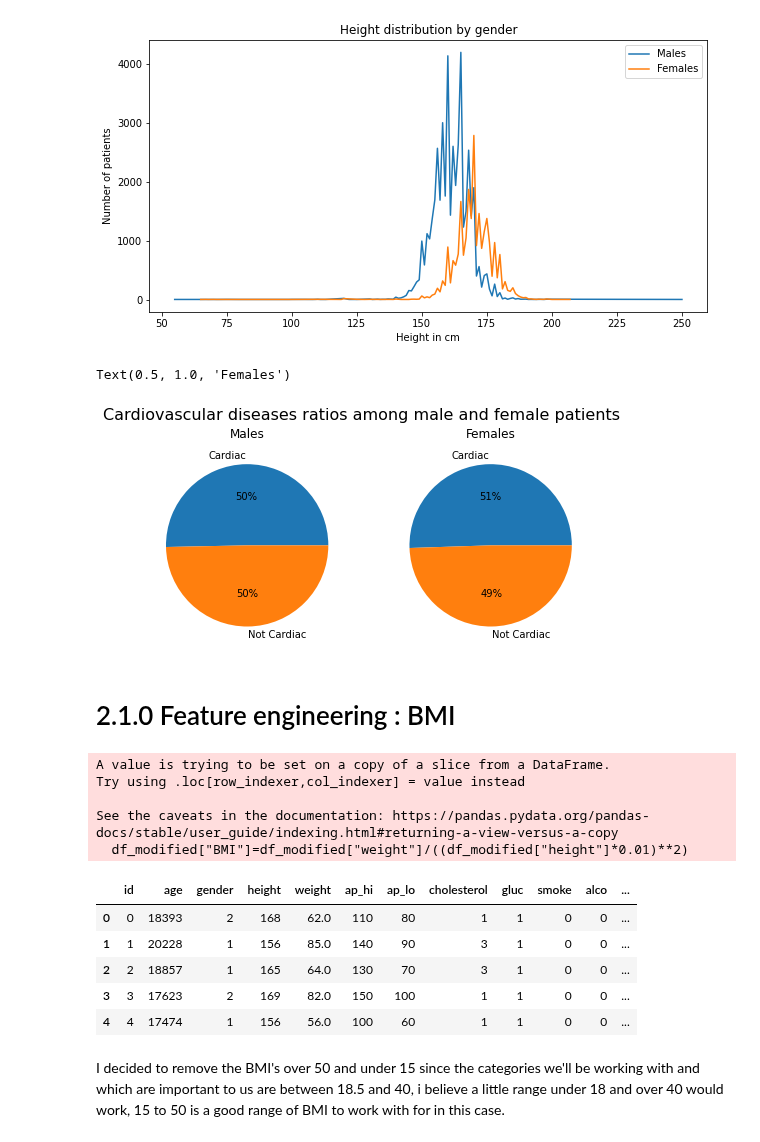
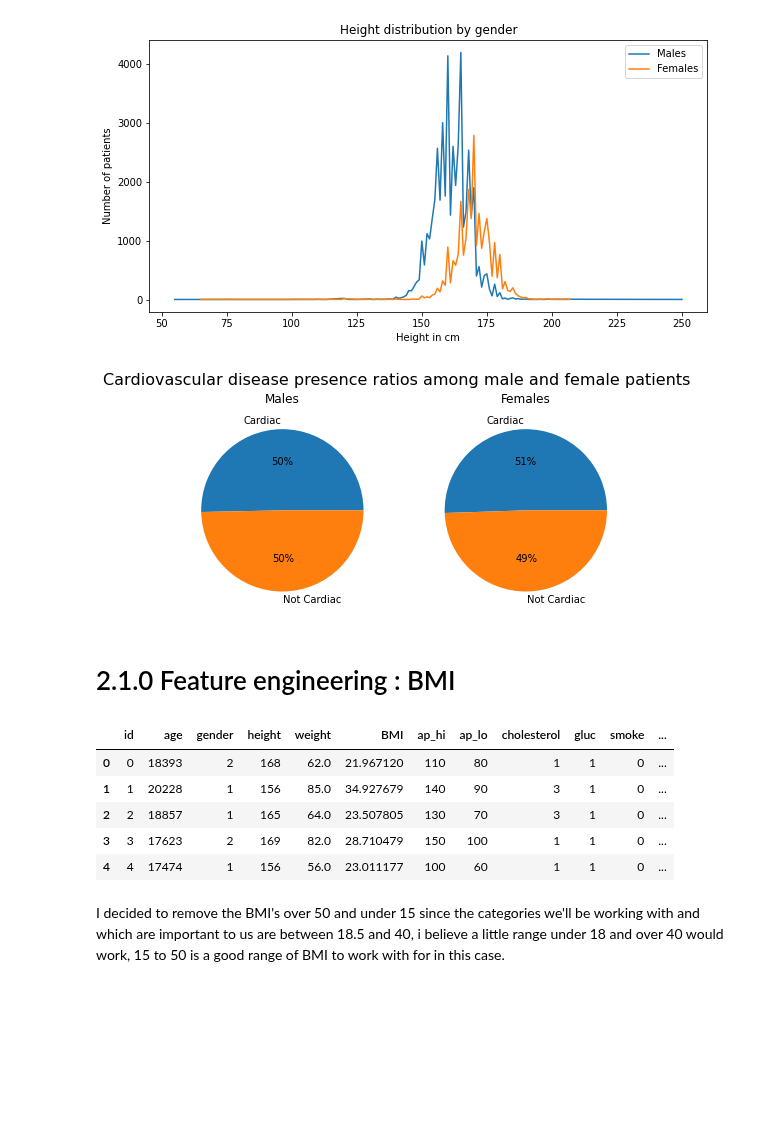
Before and after one commit to SamiFatmi/Machine-Learning-SAMI-FATMI, a Jupyter notebook: Labs/2-Disease_prediction.ipynb, the cells around one changed output. Saved outputs shown, nothing was run; the diff lists cells and outputs as text; code cells hidden in the pictures; blank space fills up the shorter version.

Commit message:
Visualization plots function + solved warnings

```diff
--- a/Labs/2-Disease_prediction.ipynb
+++ b/Labs/2-Disease_prediction.ipynb
@@ -139,51 +149,48 @@ plt.legend(("Males","Females"))
 # %%
 ### Percentage of males and female patients having cardio disease ###
 
 # dataframes for each gender
 df_men_cardio = pd.DataFrame(df[df.gender == 1][["cardio"]].value_counts()).reset_index().rename(columns={0:"Number of patients"})
 df_women_cardio = pd.DataFrame(df[df.gender == 2][["cardio"]].value_counts()).reset_index().rename(columns={0:"Number of patients"})
 
 #plot
 fig,ax = plt.subplots(1,2,figsize=(8,4))
-fig.suptitle('Cardiovascular diseases ratios among male and female patients', fontsize=16) # https://matplotlib.org/3.1.1/gallery/subplots_axes_and_figures/figure_title.html
+fig.suptitle('Cardiovascular disease presence ratios among male and female patients', fontsize=16) # https://matplotlib.org/3.1.1/gallery/subplots_axes_and_figures/figure_title.html
 fig.set_facecolor("white")
 
 ax[0].pie(df_men_cardio["Number of patients"],
             labels = ["Cardiac","Not Cardiac"],
             autopct='%.0f%%' )
 ax[0].set_title("Males")
 
 ax[1].pie(df_women_cardio["Number of patients"],
             labels = ["Cardiac","Not Cardiac"],
             autopct='%.0f%%' )
 ax[1].set_title("Females")
+
+plt.show()
 # %% [output]
-Text(0.5, 1.0, 'Females')
-[figure, old version]
+[figure, new version]
 # %% [markdown]
 # 2.1.0 Feature engineering : BMI
 # %%
 ### create BMI index ###
 
-#slicing the original dataframe
+#slicing a copy from the original dataframe
 df_modified = df[:]
 
 #new column for the BMI
-df_modified["BMI"]=df_modified["weight"]/((df_modified["height"]*0.01)**2)
+bmi = [weight/((height*0.01)**2) for weight,height in zip(df_modified["weight"],df_modified["height"])]
+df_modified.insert(5, "BMI", bmi, True)
 
 df_modified.head()
 # %% [output]
-A value is trying to be set on a copy of a slice from a DataFrame.
-Try using .loc[row_indexer,col_indexer] = value instead
-
-See the caveats in the documentation: https://pandas.pydata.org/pandas-docs/stable/user_guide/indexing.html#returning-a-view-versus-a-copy
-  df_modified["BMI"]=df_modified["weight"]/((df_modified["height"]*0.01)**2)
-|  | id | age | gender | height | weight | ap_hi | ap_lo | cholesterol | gluc | smoke | alco | ... |
-| 0 | 0 | 18393 | 2 | 168 | 62.0 | 110 | 80 | 1 | 1 | 0 | 0 | ... |
-| 1 | 1 | 20228 | 1 | 156 | 85.0 | 140 | 90 | 3 | 1 | 0 | 0 | ... |
-| 2 | 2 | 18857 | 1 | 165 | 64.0 | 130 | 70 | 3 | 1 | 0 | 0 | ... |
-| 3 | 3 | 17623 | 2 | 169 | 82.0 | 150 | 100 | 1 | 1 | 0 | 0 | ... |
-| 4 | 4 | 17474 | 1 | 156 | 56.0 | 100 | 60 | 1 | 1 | 0 | 0 | ... |
+|  | id | age | gender | height | weight | BMI | ap_hi | ap_lo | cholesterol | gluc | smoke | ... |
+| 0 | 0 | 18393 | 2 | 168 | 62.0 | 21.967120 | 110 | 80 | 1 | 1 | 0 | ... |
+| 1 | 1 | 20228 | 1 | 156 | 85.0 | 34.927679 | 140 | 90 | 3 | 1 | 0 | ... |
+| 2 | 2 | 18857 | 1 | 165 | 64.0 | 23.507805 | 130 | 70 | 3 | 1 | 0 | ... |
+| 3 | 3 | 17623 | 2 | 169 | 82.0 | 28.710479 | 150 | 100 | 1 | 1 | 0 | ... |
+| 4 | 4 | 17474 | 1 | 156 | 56.0 | 23.011177 | 100 | 60 | 1 | 1 | 0 | ... |
 # %% [markdown]
 I decided to remove the BMI's over 50 and under 15 since the categories we'll be working with and which are important to us are between 18.5 and 40, i believe a little range under 18 and over 40 would work, 15 to 50 is a good range of BMI to work with for in this case.
 # %%
```
Also changed, not shown: parts of 7 cells of this notebook.
